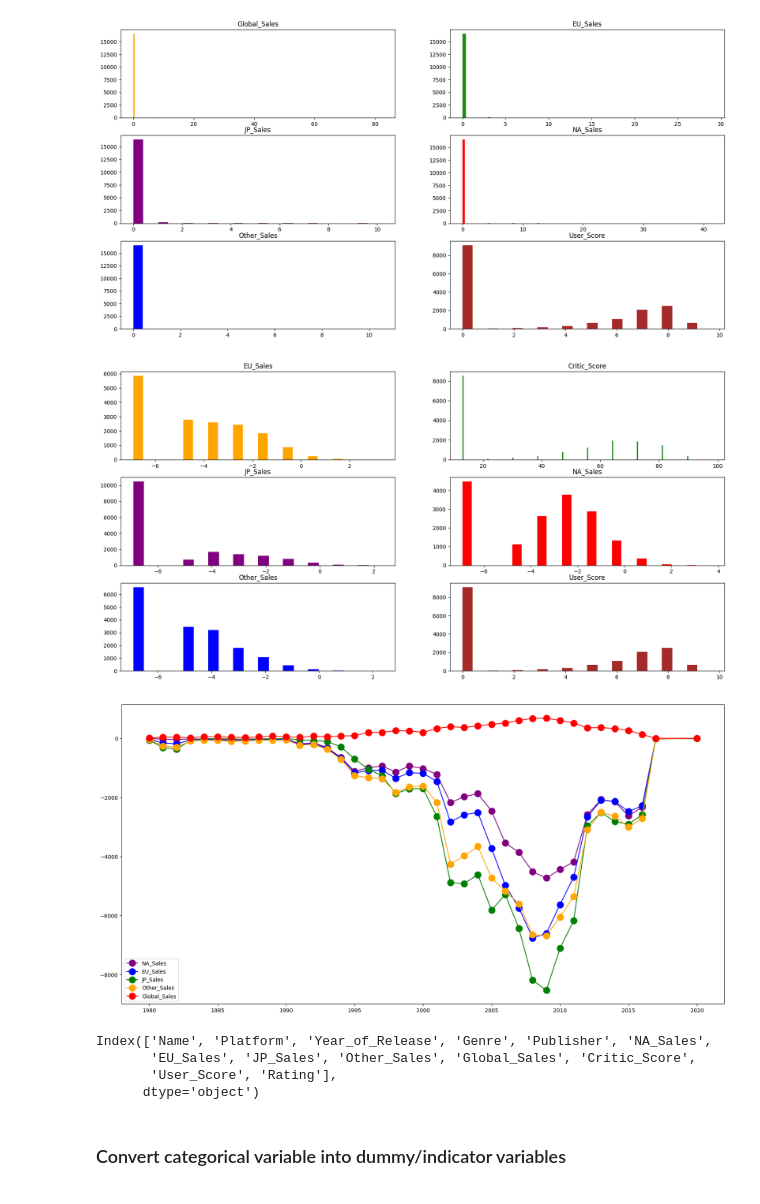
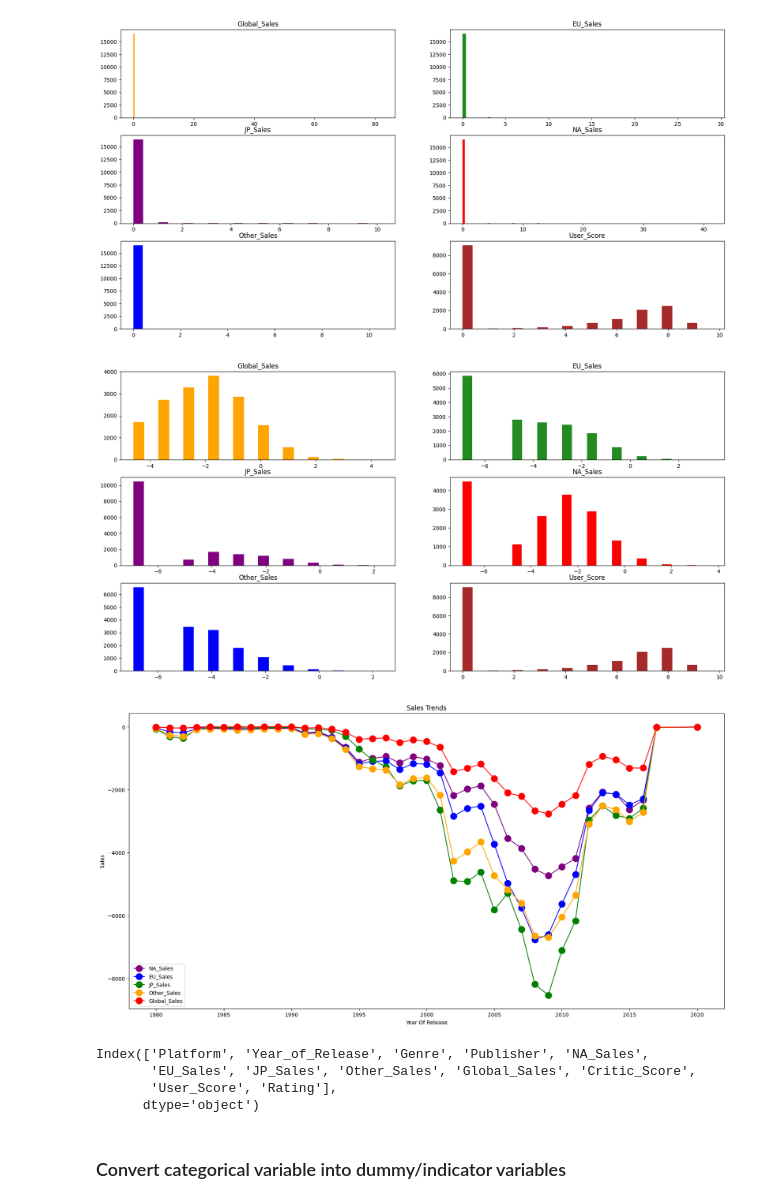
Before and after one commit to Krishnaveni004/video-game-sales-analysis, a Jupyter notebook: Video Game Sales Prediction.ipynb, the cells around one changed output. Drawn from its saved outputs; the diff is of its cells as text; code cells hidden in the pictures.

```diff
--- a/Video Game Sales Prediction.ipynb
+++ b/Video Game Sales Prediction.ipynb
@@ -456,47 +465,53 @@ plt.show()
 # %% [output]
 [figure]
 # %%
-cleaned_data.JP_Sales.replace({0: 0.001}, inplace=True)
-cleaned_data.NA_Sales.replace({0: 0.001}, inplace=True)
-cleaned_data.EU_Sales.replace({0: 0.001}, inplace=True)
+new_dataset = cleaned_data.copy()
+new_dataset.JP_Sales.replace({0: 0.001}, inplace=True)
+new_dataset.NA_Sales.replace({0: 0.001}, inplace=True)
+new_dataset.EU_Sales.replace({0: 0.001}, inplace=True)
 
-cleaned_data.Other_Sales.replace({0: 0.001}, inplace=True)
+new_dataset.Global_Sales.replace({0: 0.001}, inplace=True)
+new_dataset.Other_Sales.replace({0: 0.001}, inplace=True)
 
-cleaned_data.JP_Sales = np.log(cleaned_data.JP_Sales)
-cleaned_data.NA_Sales = np.log(cleaned_data.NA_Sales)
-cleaned_data.EU_Sales = np.log(cleaned_data.EU_Sales)
+new_dataset.JP_Sales = np.log(new_dataset.JP_Sales)
+new_dataset.NA_Sales = np.log(new_dataset.NA_Sales)
+new_dataset.EU_Sales = np.log(new_dataset.EU_Sales)
 
-cleaned_data.Other_Sales = np.log(cleaned_data.Other_Sales)
+new_dataset.Global_Sales = np.log(new_dataset.Global_Sales)
+new_dataset.Other_Sales = np.log(new_dataset.Other_Sales)
 # %%
 fig, axes = plt.subplots(3, 2, figsize=(20,10))
 
-positions = {'EU_Sales': [0, 0], 'Critic_Score': [0, 1], 'JP_Sales': [1, 0], 'NA_Sales': [1, 1], 'Other_Sales': [2, 0], 'User_Score': [2, 1]}
-colors = {'EU_Sales': 'orange', 'Critic_Score': 'forestgreen', 'JP_Sales': 'purple', 'NA_Sales': 'red', 'Other_Sales': 'blue', 'User_Score': 'brown'}
+positions = {'Global_Sales': [0, 0], 'EU_Sales': [0, 1], 'JP_Sales': [1, 0], 'NA_Sales': [1, 1], 'Other_Sales': [2, 0], 'User_Score': [2, 1]}
+colors = {'Global_Sales': 'orange', 'EU_Sales': 'forestgreen', 'JP_Sales': 'purple', 'NA_Sales': 'red', 'Other_Sales': 'blue', 'User_Score': 'brown'}
 
 for column in colors:
     position = positions[column]
     axes[position[0], position[1]].set_title(column)
-    axes[position[0], position[1]].hist(cleaned_data[column], color=colors[column], width=0.4)
+    axes[position[0], position[1]].hist(new_dataset[column], color=colors[column], width=0.4)
 plt.show()
 # %% [output]
-[figure, old version]
+[figure, new version]
 # %%
 fig, ax = plt.subplots(figsize=(20,10))
-grouped_data = cleaned_data.groupby('Year_of_Release').sum(numeric_only=True).reset_index()
+grouped_data = new_dataset.groupby('Year_of_Release').sum(numeric_only=True).reset_index()
 
-plt.plot(grouped_data['Year_of_Release'], grouped_data['NA_Sales'], color='purple', markersize=12, marker='o')
-plt.plot(grouped_data['Year_of_Release'], grouped_data['EU_Sales'], color='blue', markersize=12, marker='o')
-plt.plot(grouped_data['Year_of_Release'], grouped_data['JP_Sales'], color='green', markersize=12, marker='o')
-plt.plot(grouped_data['Year_of_Release'], grouped_data['Other_Sales'], color='orange', markersize=12, marker='o')
-plt.plot(grouped_data['Year_of_Release'], grouped_data['Global_Sales'], color='red', markersize=12, marker='o')
-plt.legend(['NA_Sales', 'EU_Sales', 'JP_Sales', 'Other_Sales', 'Global_Sales'])
+columns = {'NA_Sales': 'purple', 'EU_Sales': 'blue', 'JP_Sales': 'green', 'Other_Sales': 'orange', 'Global_Sales': 'red'}
+
+for column in columns:
+    plt.plot(grouped_data['Year_of_Release'], grouped_data[column], color=columns[column], markersize=12, marker='o')
+
+plt.title('Sales Trends')
+plt.xlabel('Year Of Release')
+plt.ylabel('Sales')
+plt.legend(columns.keys())
 plt.show()
 # %% [output]
-[figure, old version]
+[figure, new version]
 # %%
 cleaned_data.columns
 # %% [output]
-Index(['Name', 'Platform', 'Year_of_Release', 'Genre', 'Publisher', 'NA_Sales',
+Index(['Platform', 'Year_of_Release', 'Genre', 'Publisher', 'NA_Sales',
        'EU_Sales', 'JP_Sales', 'Other_Sales', 'Global_Sales', 'Critic_Score',
        'User_Score', 'Rating'],
       dtype='object')
```
Also changed, not shown: parts of 65 cells of this notebook, 2 other files.
